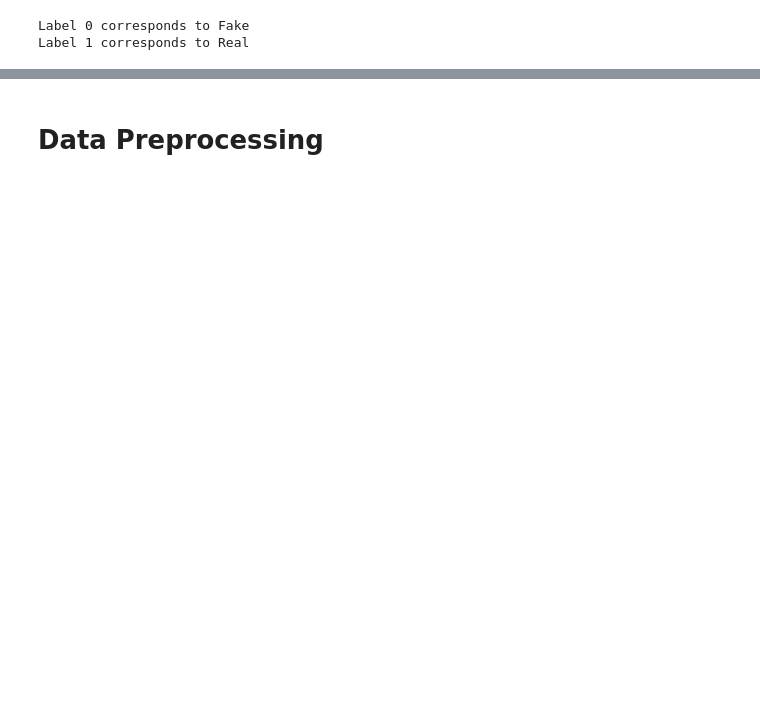
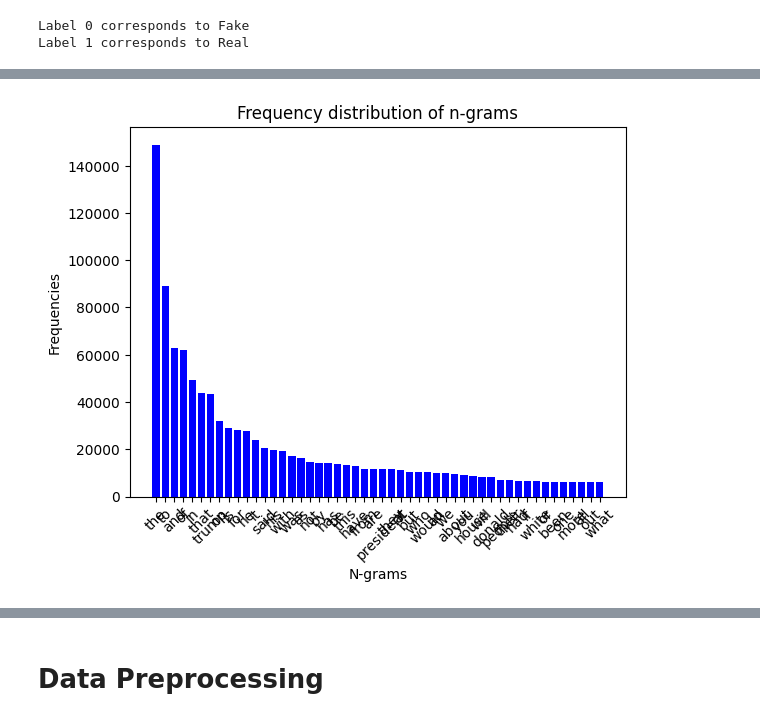
Before and after one commit to AnjaliDharmik/Fake-News-Detection, a Jupyter notebook: Model/Fake_News_Detection.ipynb, the cells around one changed output, grey strips where cells are left out. Saved outputs shown, nothing was run; the diff lists cells and outputs as text; code cells hidden in the pictures; blank space fills up the shorter version.

```diff
--- a/Model/Fake_News_Detection.ipynb
+++ b/Model/Fake_News_Detection.ipynb
@@ -100,0 +324,5 @@ Label 1 corresponds to Real
+# %%
+# Frequency distribution of words: Distribution showing the frequency (number of occurrences) of each word in the dataset.
+plot_frequency_distribution_of_ngrams(train_text)
+# %% [output]
+[figure, added]
```
Also changed, not shown: parts of 58 cells of this notebook, 1 other file.
